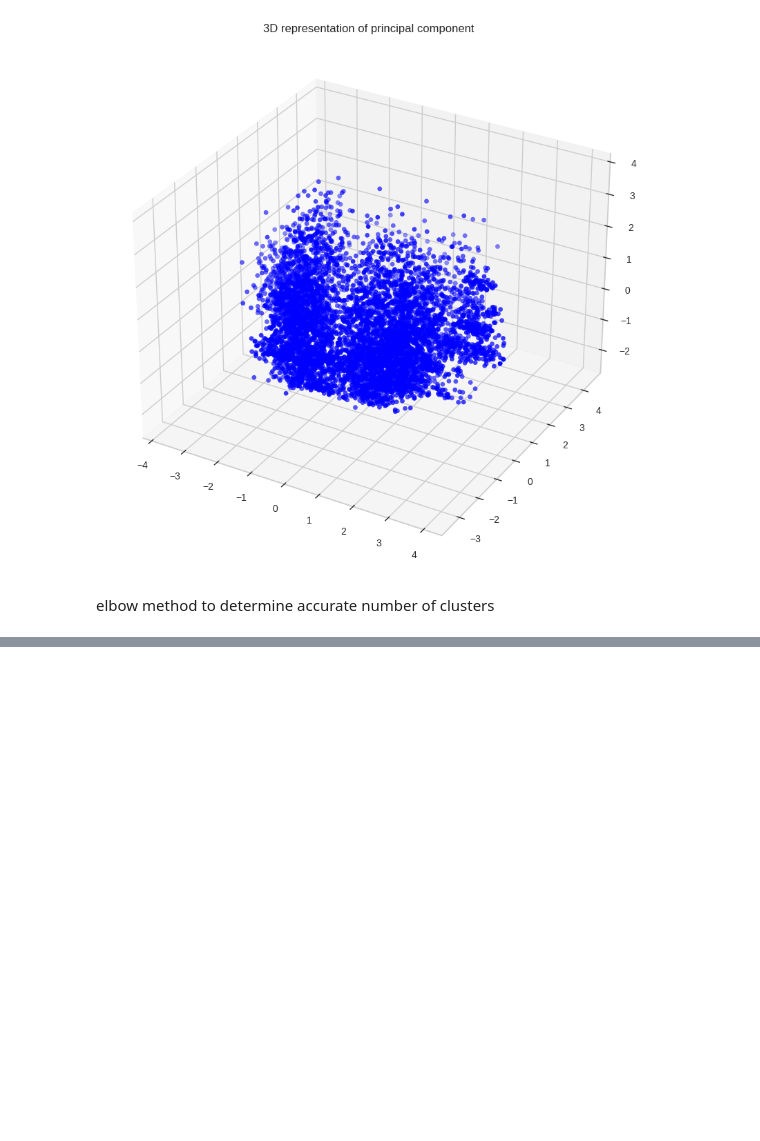
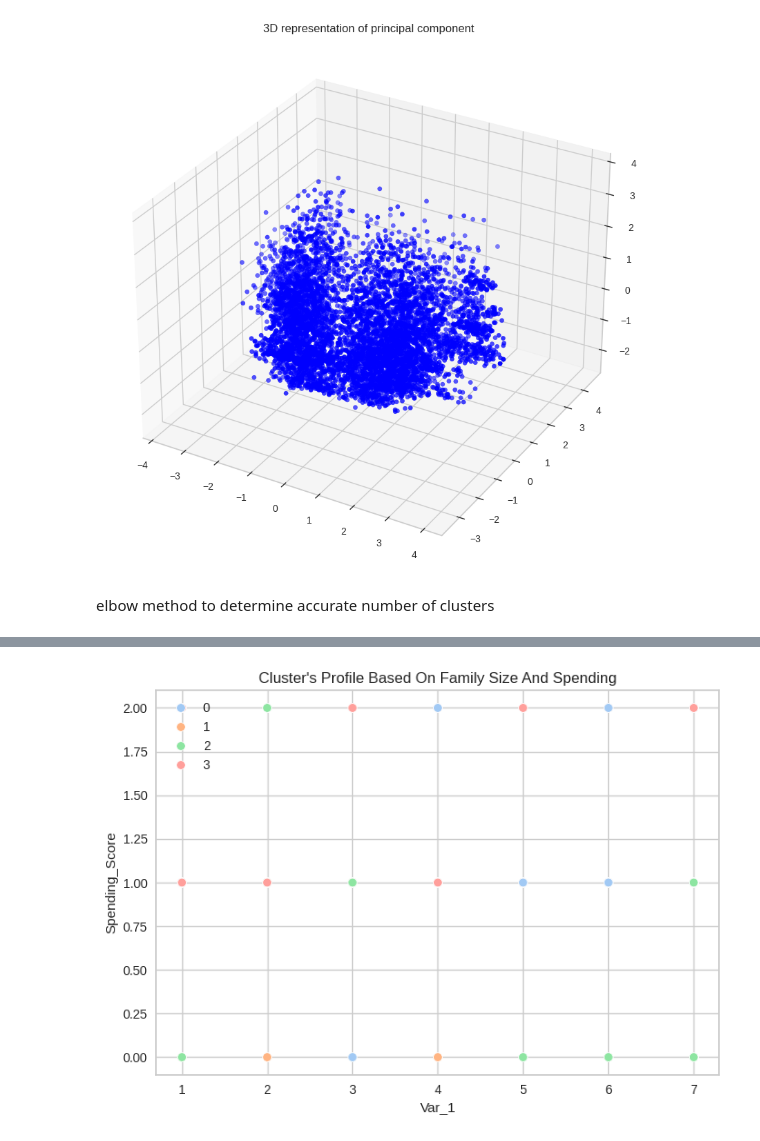
Before and after one commit to starvar7169/leadbasic, a Jupyter notebook: CustomerSegmentationipynb.ipynb, the cells around one changed output, grey strips where cells are left out. Cells and saved outputs as stored; diff of their text form; code cells hidden in the pictures; blank space fills up the shorter version.

```diff
--- a/CustomerSegmentationipynb.ipynb
+++ b/CustomerSegmentationipynb.ipynb
@@ -208,0 +219,7 @@ plt.show()
+# %%
+pl = sns.scatterplot(data,x=data['Var_1'], y=data["Spending_Score"],hue=data["Clusters"], palette= 'pastel')
+pl.set_title("Cluster's Profile Based On Family Size And Spending")
+plt.legend()
+plt.show()
+# %% [output]
+[figure, added]
```
Also changed, not shown: parts of 6 cells of this notebook.
